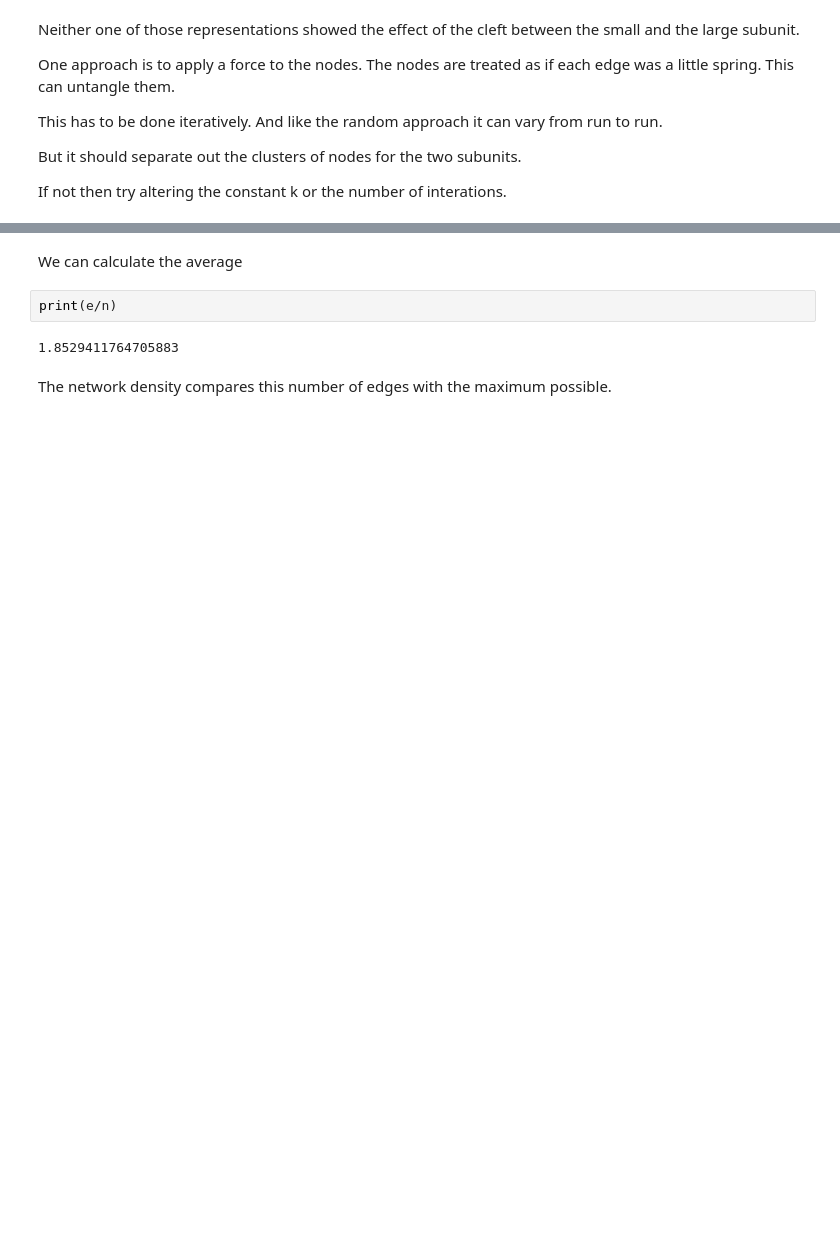
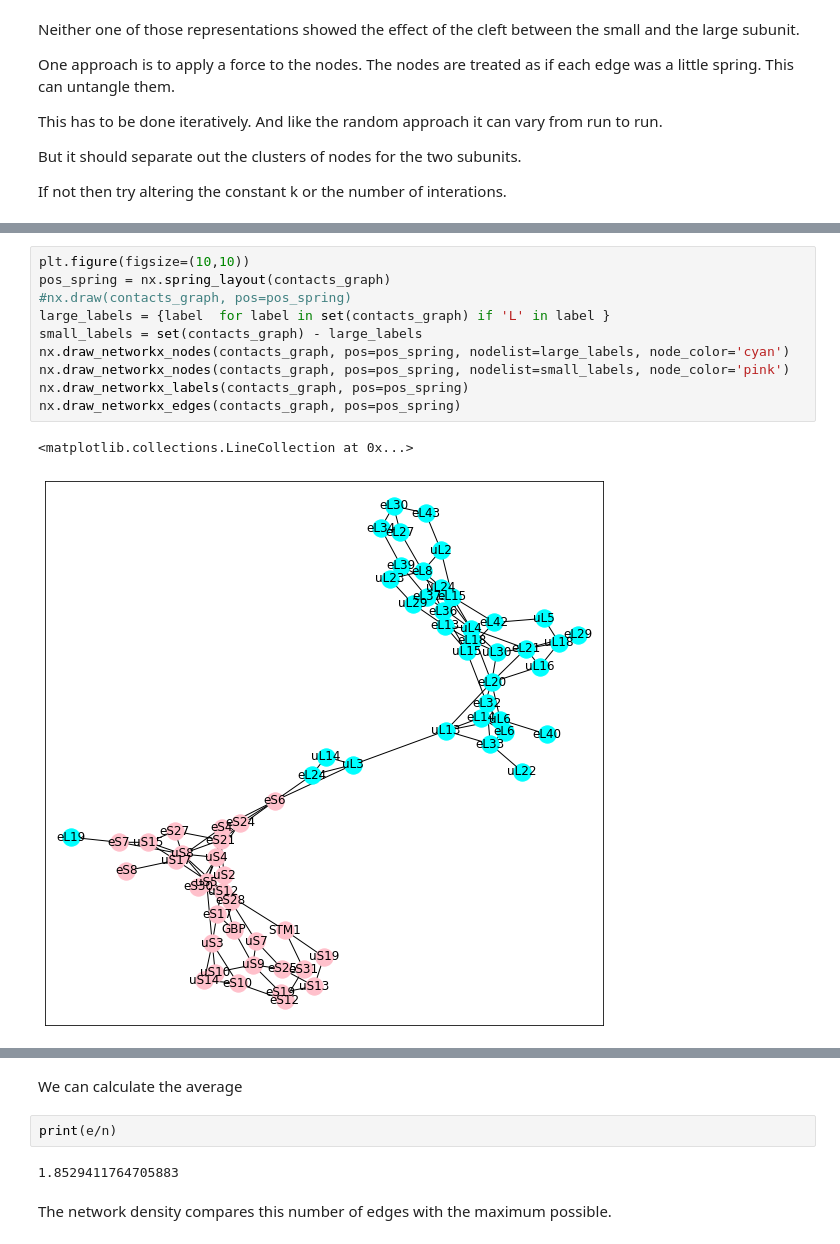
Before and after one commit to ARU-Bioinf-CMA-2020/tw10, a Jupyter notebook: networkx_and_protein_interactions.ipynb, the cells around one changed output, grey strips where cells are left out. Drawn from its saved outputs; the diff is of its cells as text; blank space fills up the shorter version.

```diff
--- a/networkx_and_protein_interactions.ipynb
+++ b/networkx_and_protein_interactions.ipynb
@@ -113 +121,14 @@ nx.draw_spring(G,k=0.80,iterations=50, with_labels=True, node_color='c',)
+# %%
+plt.figure(figsize=(10,10))
+pos_spring = nx.spring_layout(contacts_graph)
+#nx.draw(contacts_graph, pos=pos_spring)
+large_labels = {label  for label in set(contacts_graph) if 'L' in label }
+small_labels = set(contacts_graph) - large_labels
+nx.draw_networkx_nodes(contacts_graph, pos=pos_spring, nodelist=large_labels, node_color='cyan')
+nx.draw_networkx_nodes(contacts_graph, pos=pos_spring, nodelist=small_labels, node_color='pink')
+nx.draw_networkx_labels(contacts_graph, pos=pos_spring)
+nx.draw_networkx_edges(contacts_graph, pos=pos_spring)
+# %% [output]
+<matplotlib.collections.LineCollection at 0x...>
+[figure, added]
 # %%
```
Also changed, not shown: parts of 28 cells of this notebook, 1 other file.
